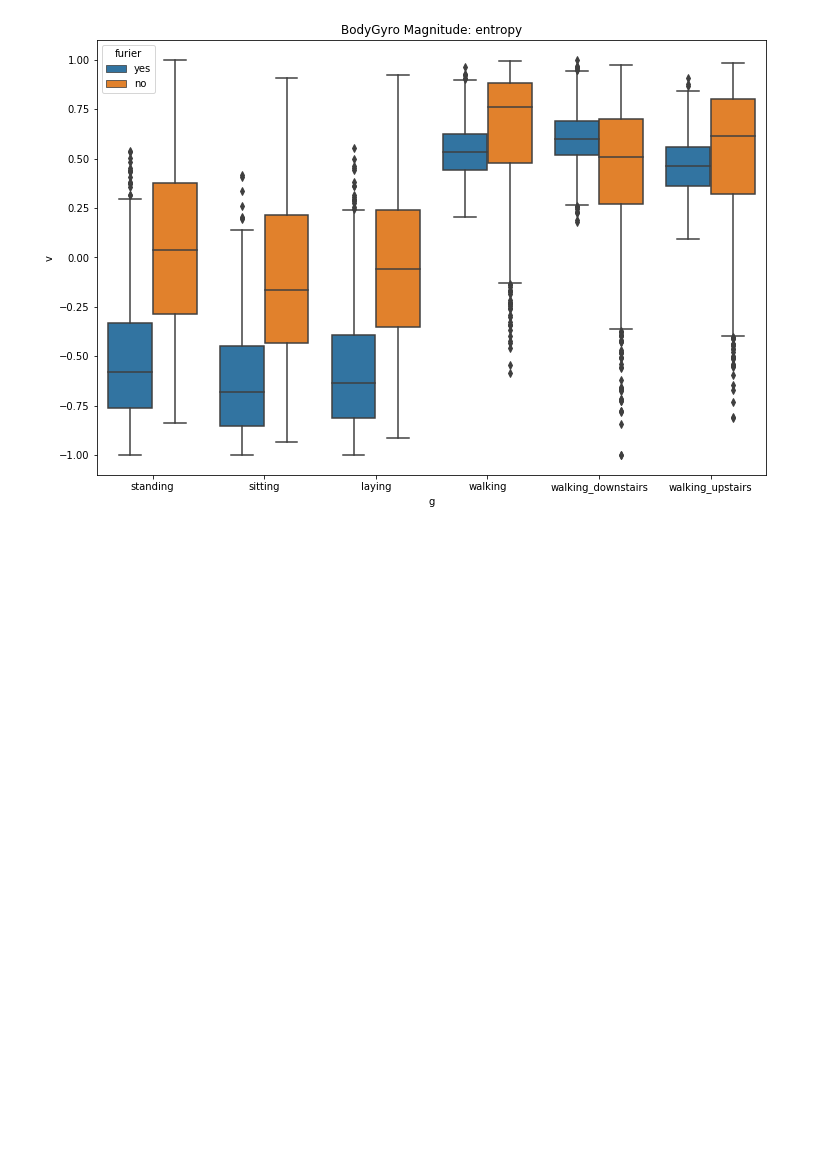
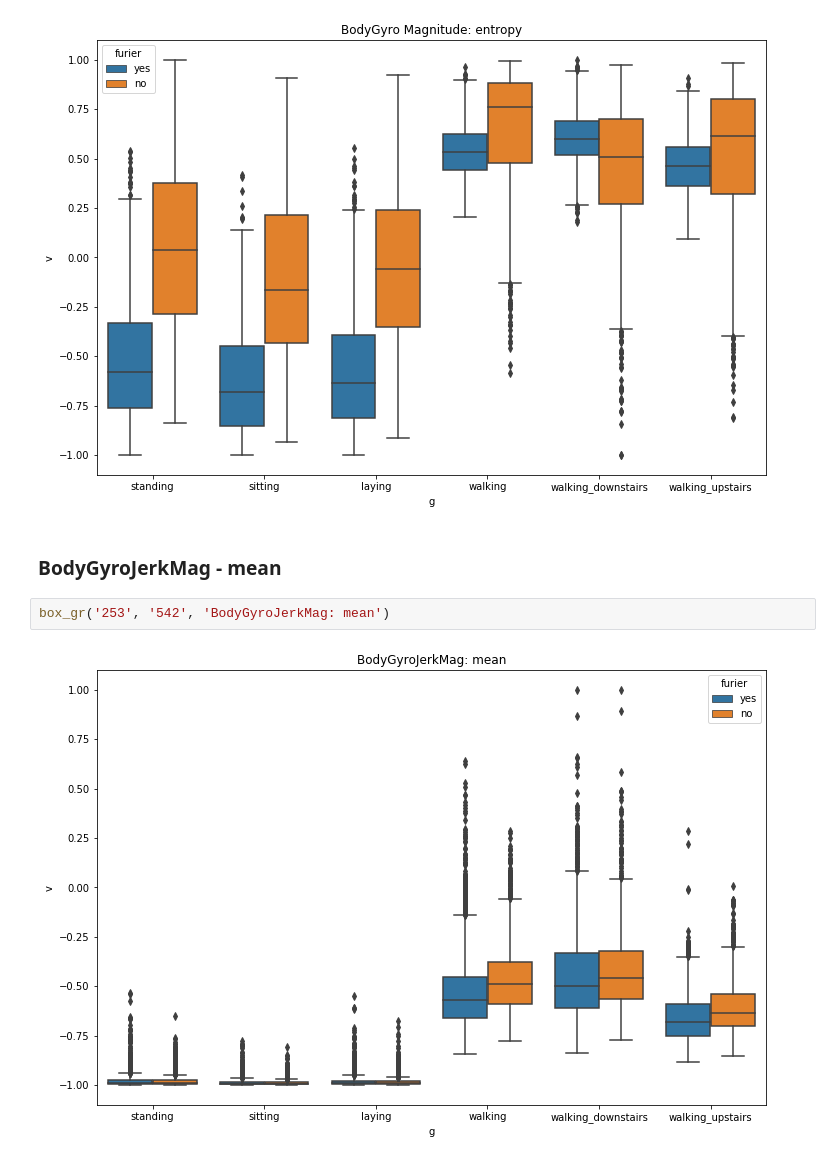
Before and after one commit to okcze/WUM-project-1, a Jupyter notebook: Projekt2/EDA_temp.ipynb, the cells around one changed output. Cells and saved outputs as stored; diff of their text form; blank space fills up the shorter version.

```diff
--- a/Projekt2/EDA_temp.ipynb
+++ b/Projekt2/EDA_temp.ipynb
@@ -204,3 +206,9 @@ box_gr('246', '535', "BodyGyro Magnitude: energy")
 box_gr('248', '537', "BodyGyro Magnitude: entropy")
 # %% [output]
 [figure]
+# %% [markdown]
+### BodyGyroJerkMag - mean
+# %%
+box_gr('253', '542', 'BodyGyroJerkMag: mean')
+# %% [output]
+[figure, added]
```
Also changed, not shown: parts of 28 cells of this notebook.
